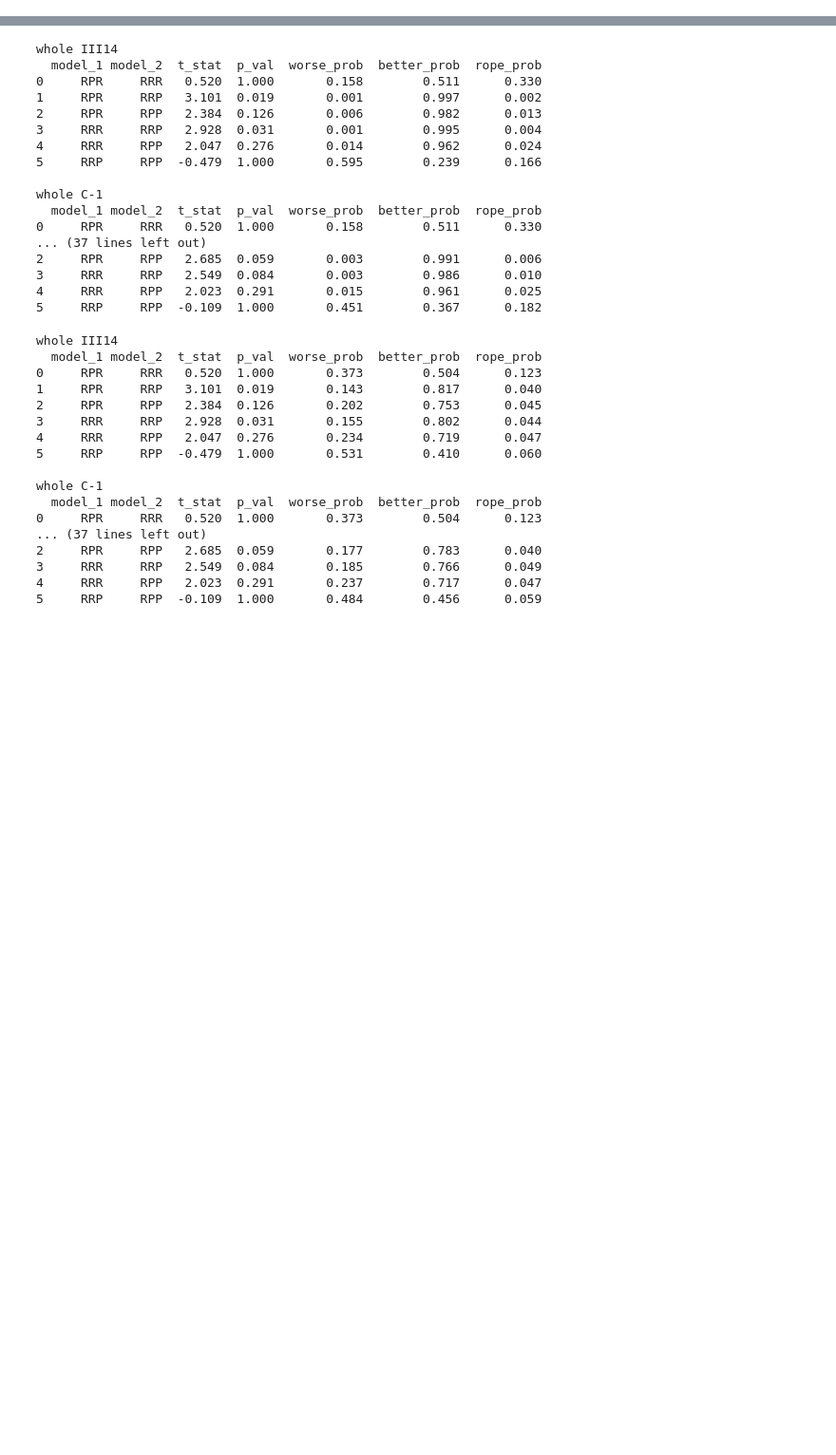
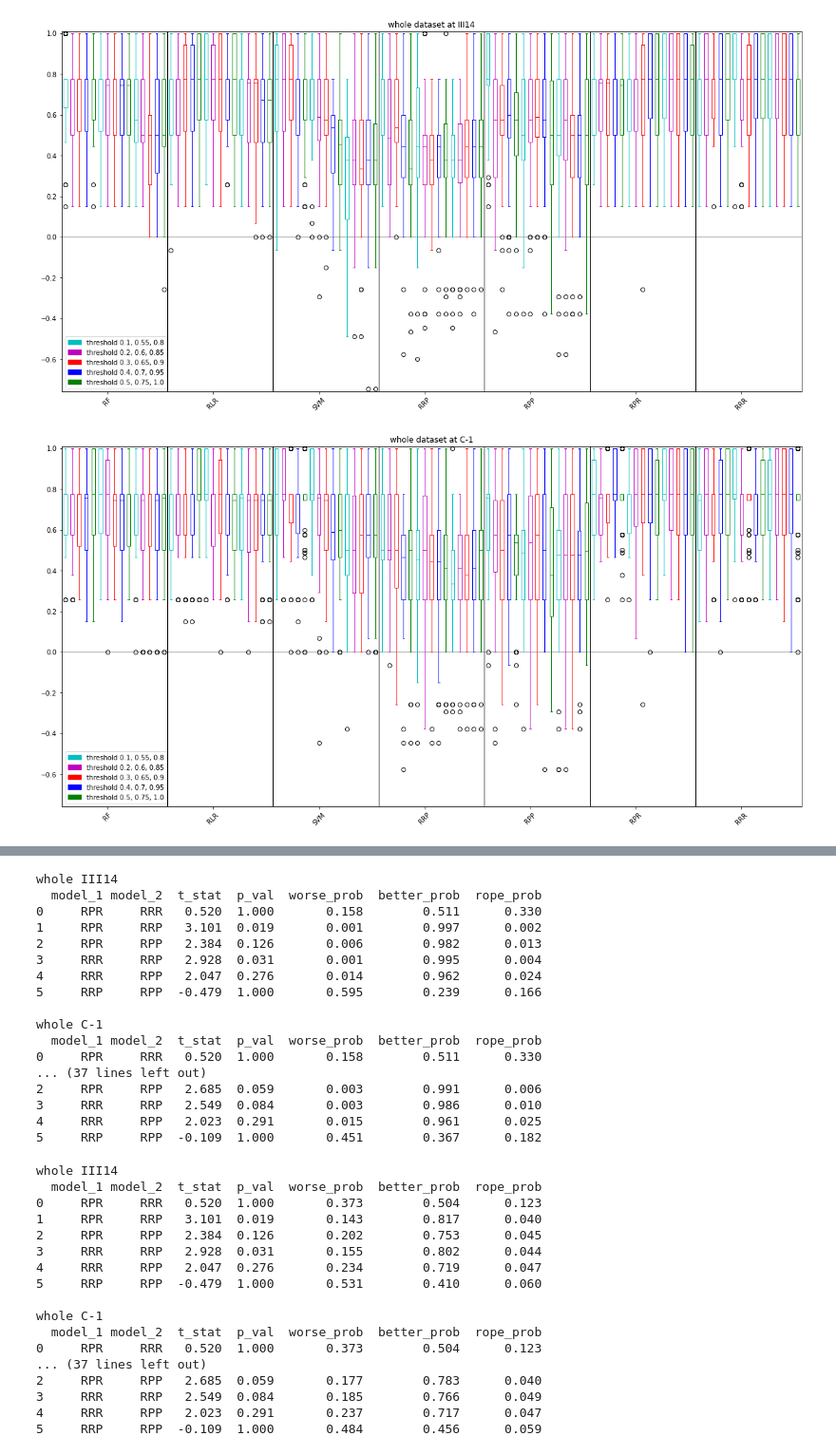
Before and after one commit to msmdev/MalariaVaccineEfficacyPrediction, a Jupyter notebook: bin/plotting/model_comparison.ipynb, the cells around one changed output, grey strips where cells are left out. Shown at 95% size. Cells and saved outputs as stored; diff of their text form; code cells hidden in the pictures; blank space fills up the shorter version.

```diff
--- a/bin/plotting/model_comparison.ipynb
+++ b/bin/plotting/model_comparison.ipynb
@@ -415,0 +425,25 @@ for dataset in ['whole', 'selective']:
+# %%
+columns = ['RF', 'RLR', 'SVM', 'RRP', 'RPP', 'RPR', 'RRR']
+colors = ['c', 'm', 'r', 'b', 'g', 'c', 'm', 'r', 'b', 'g', 'c', 'm', 'r', 'b', 'g']
+for dataset in ['whole', 'selective']:
+    for time in times:
+        plt.figure(figsize=(20, 10))
+        plt.hlines(0, 0.5, len(thresholds) * len(columns) + 0.5, color='gray', linewidth=1)
+        for i, (t, c) in enumerate(zip(thresholds, colors)):
+            results[dataset][f'{time}_test'].loc[t, columns].transpose().apply(lambda x: pd.Series(x)).T.boxplot(rot=45, positions=range(i + 1, len(thresholds) * len(columns) + 1, len(thresholds)), notch=False, color=c, labels=[str(t) for x in range(0, len(columns))], grid=False)
+        cpatch = mpatches.Patch(color='c', label='threshold 0.1, 0.55, 0.8')
+        mpatch = mpatches.Patch(color='m', label='threshold 0.2, 0.6, 0.85')
+        rpatch = mpatches.Patch(color='r', label='threshold 0.3, 0.65, 0.9')
+        bpatch = mpatches.Patch(color='b', label='threshold 0.4, 0.7, 0.95')
+        gpatch = mpatches.Patch(color='g', label='threshold 0.5, 0.75, 1.0')
+        for i in range(i + 1, len(thresholds) * len(columns) + 1, len(thresholds)):
+            plt.vlines(i + 0.5, -0.76, 1.01, linewidth=1, color='k')
+        plt.xticks(np.arange(int(len(thresholds) / 2), len(thresholds) * len(columns), len(thresholds)))
+        plt.ylim((-0.76, 1.01))
+        plt.legend(handles=[cpatch, mpatch, rpatch, bpatch, gpatch])
+        plt.title(f"{dataset} dataset at {time}")
+        plt.show()
+        plt.close()
+# %% [output]
+[figure, added]
+[figure, added]
```
Also changed, not shown: parts of 21 cells of this notebook.
